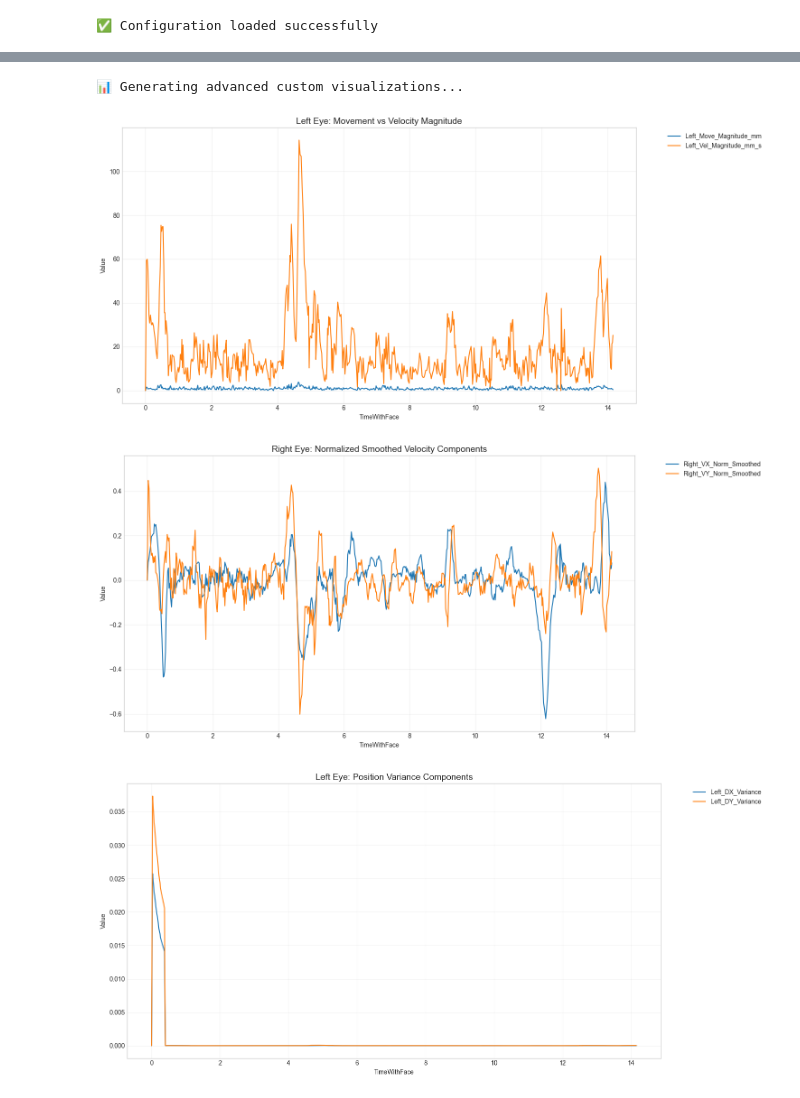
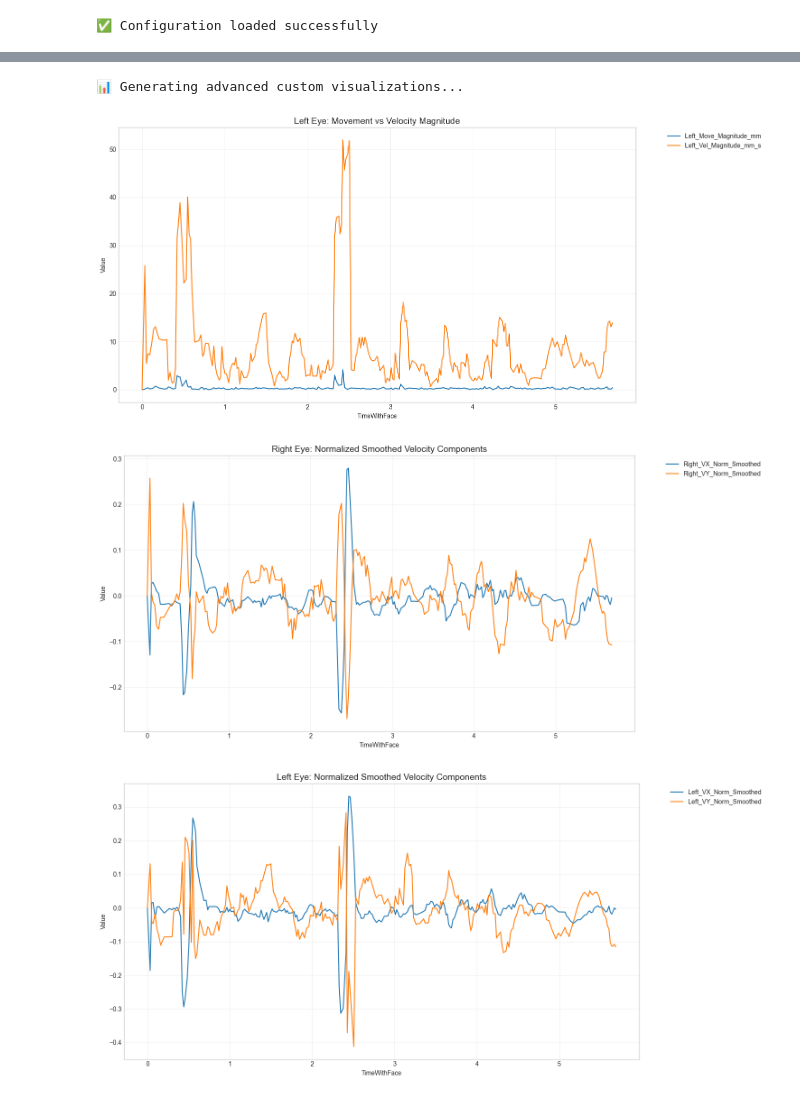
Before and after one commit to Shehab-Hegab/GP-nystagmus-with-eye-tracking, a Jupyter notebook: OneFile.ipynb, the cells around one changed output, grey strips where cells are left out. Saved outputs shown, nothing was run; the diff lists cells and outputs as text; code cells hidden in the pictures.

```diff
--- a/OneFile.ipynb
+++ b/OneFile.ipynb
@@ -25,7 +25,7 @@ except ImportError:
 @dataclass
 class VisualizationConfig:
     excel_file_path: str = r'F:\GP\ML\LiveData\LiveData.xlsx'
-    session_to_visualize: str = 'Session_20250610_185654'
+    session_to_visualize: str = 'Session_20250612_205539'
     x_axis_column: str = 'TimeWithFace'
     plot_style: str = 'seaborn-v0_8-whitegrid'
     grid_plot_cols: int = 3
@@ -402,37 +405,43 @@ if 'session_df' in locals() and session_df is not None:
         df=session_df,
         features=['Right_VX_Norm_Smoothed', 'Right_VY_Norm_Smoothed'],
         title="Right Eye: Normalized Smoothed Velocity Components",
+        config=config
+    )
+    DataVisualizer.plot_selected_features(
+        df=session_df,
+        features=['Left_VX_Norm_Smoothed', 'Left_VY_Norm_Smoothed'],
+        title="Left Eye: Normalized Smoothed Velocity Components",
         config=config
     )
 
     # 3. Variance Comparison
     DataVisualizer.plot_selected_features(
         df=session_df,
         features=['Left_DX_Variance', 'Left_DY_Variance'],
         title="Left Eye: Position Variance Components",
         config=config
     )
 
     # 4. Custom Frequency Analysis
     DataVisualizer.plot_selected_features(
         df=session_df,
         features=['Left_Freq_Hz', 'Right_Freq_Hz'],
         title="Bilateral Oscillation Frequency Comparison",
         config=config
     )
 
     # 5. Additional professional visualization
     if 'Left_Pupil_Diameter_mm' in session_df.columns:
         DataVisualizer.plot_selected_features(
             df=session_df,
             features=['Left_Pupil_Diameter_mm', 'Right_Pupil_Diameter_mm'],
             title="Bilateral Pupil Diameter Comparison",
             config=config
         )
 else:
     print("\nℹ️ No data available for visualization - please run Cell 4 first")
 # %% [output]
 📊 Generating advanced custom visualizations...
-[figure, old version]
+[figure, new version]
-[figure, old version]
+[figure, new version]
-[figure, old version]
+[figure, new version]
```
Also changed, not shown: parts of 6 cells of this notebook, 1 other file.
